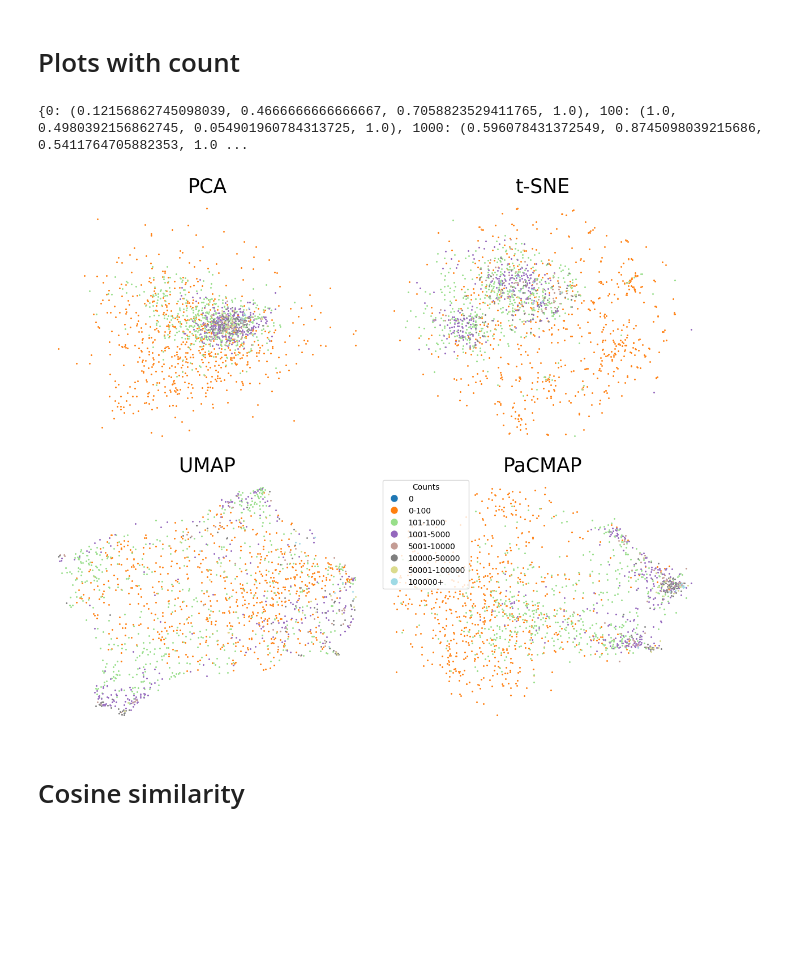
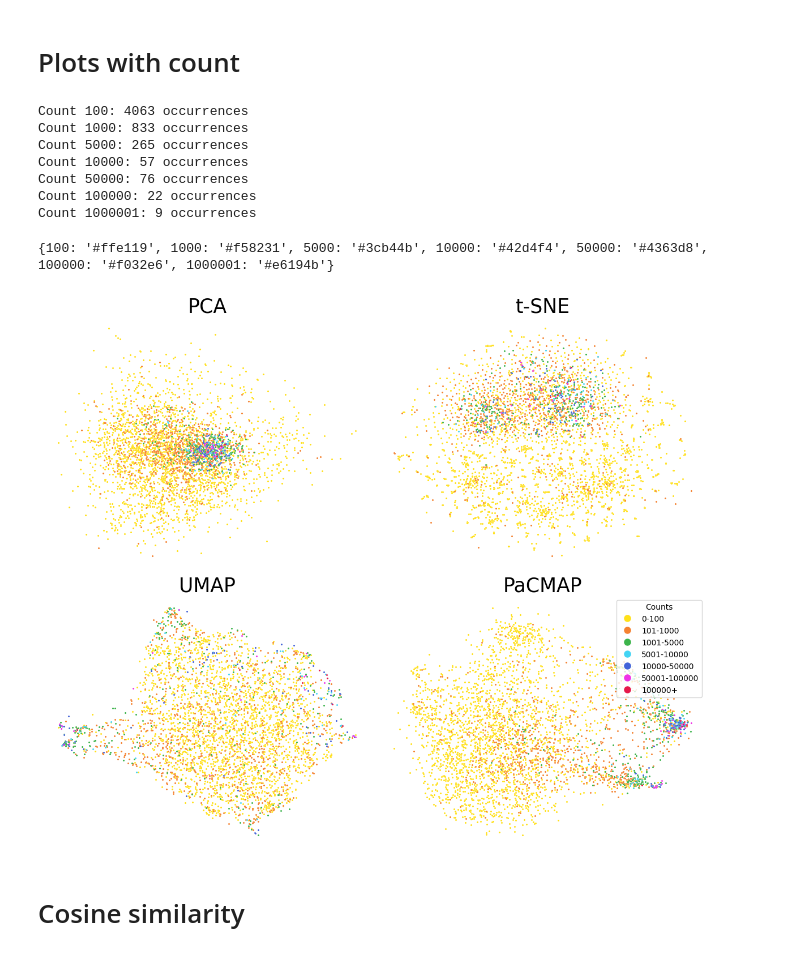
Before and after one commit to monicahardt/BachelorProject, a Jupyter notebook: Notebooks/data_analysis_first_try.ipynb, the cells around one changed output. Cells and saved outputs as stored; diff of their text form; code cells hidden in the pictures; blank space fills up the shorter version.

Commit message:
zip code clustering and coloring

```diff
--- a/Notebooks/data_analysis_first_try.ipynb
+++ b/Notebooks/data_analysis_first_try.ipynb
@@ -272,10 +77,0 @@ for address in wrong_addresses:
-# %%
-
-from collections import Counter
-
-# Count occurrences of each zip code
-zip_code_counts = Counter(address_cluster_zips.values())
-
-# Print the zip code counts
-for zip_code, count in zip_code_counts.items():
-    print(f"Zip code {zip_code}: {count} addresses")
@@ -348,7 +81,7 @@ plt.show()
 # %% [markdown]
 # Plots with count
 # %%
-counts_to_labels = {0: '0', 100: '0-100', 1000: '101-1000', 5000: '1001-5000', 10000: '5001-10000', 50000: '10000-50000', 100000: '50001-100000', 1000001: '100000+'}
+counts_to_labels = {100: '0-100', 1000: '101-1000', 5000: '1001-5000', 10000: '5001-10000', 50000: '10000-50000', 100000: '50001-100000', 1000001: '100000+'}
 # %%
 address_count_seq = {}
 for seq in sequences:
@@ -369,8 +102,8 @@ sorted_counts = sorted(address_counts.items(), key=lambda x: x[0], reverse=True)
 # %%
 
 address_cluster_count = {}
-for address, info in data.items():
-   if address in address_count_seq:
+
+for address in address_count_seq.keys():
       count = address_count_seq[address]
       if 0 <= count <= 100:
          address_cluster_count[address] = 100
@@ -387,20 +120,37 @@ for address, info in data.items():
       elif 100001 <= count:
          address_cluster_count[address] = 1000001
       else:
+         print("address was: ", address)
          address_cluster_count[address] = 0
-   else:
-      address_cluster_count[address] = 0
+# %%
+from collections import Counter
+
+# Count occurrences of each zip code
+count_counts = Counter(address_cluster_count.values())
+
+# Print the zip code counts
+for occurrence, count in sorted(count_counts.items()):
+    print(f"Count {occurrence}: {count} occurrences")
+# %% [output]
+Count 100: 4063 occurrences
+Count 1000: 833 occurrences
+Count 5000: 265 occurrences
+Count 10000: 57 occurrences
+Count 50000: 76 occurrences
+Count 100000: 22 occurrences
+Count 1000001: 9 occurrences
 # %%
 
 # Define color palette for zip codes
 count_colors = {}  # Dictionary to map zip codes to colors
 unique_count_codes = sorted(counts_to_labels.keys())
 num_colors = len(unique_count_codes) #change this
-color_palette = plt.cm.get_cmap('tab20', num_colors)  # Choose a colormap
+#color_palette = plt.cm.get_cmap('tab20', num_colors)  # Choose a colormap
+color_palette = ['#ffe119', '#f58231', '#3cb44b', '#42d4f4', '#4363d8', '#f032e6', '#e6194b']
 #print("number of unique zips: ", num_colors)
 
 for idx, count_code in enumerate(unique_count_codes):
-    count_colors[count_code] = color_palette(idx)
+    count_colors[count_code] = color_palette[idx]
 
 print(count_colors)
 # Create the plots
@@ -415,35 +165,35 @@ for row in ax:
 
         for current_count_code in unique_count_codes:
             relevant_addresses = []
             for address, count_code in address_cluster_count.items():
                 if address in journey_ids:
                     if current_count_code == count_code:
                         relevant_addresses.append(address)
 
             relevant_journeys_zip = [journey_id for journey_id in relevant_addresses]
             col.scatter(
                 [xs[s][journey_idx[journey_id]][0] for journey_id in relevant_journeys_zip],
                 [xs[s][journey_idx[journey_id]][1] for journey_id in relevant_journeys_zip],
                 lw=0.1, s=5, edgecolors='white', label=current_count_code, c=count_colors[current_count_code]
             )
         #  # Add labels to stations makes it impossible to read
         #     for journey_id in relevant_journeys_zip:
         #         x_coord = xs[s][journey_idx[journey_id]][0]
         #         y_coord = xs[s][journey_idx[journey_id]][1]
         #         col.text(x_coord, y_coord, journey_id, fontsize=8)  # Adjust fontsize as needed
 
         s += 1
         col.axis('off')
 
 # Custom legend
 handles = [plt.Line2D([0], [0], marker='o', color='w', markersize=10, markerfacecolor=count_colors[count_code], label=counts_to_labels[count_code]) for count_code in unique_count_codes]
 plt.legend(handles=handles, title='Counts')
 
 fig.tight_layout()
 plt.show()
 # %% [output]
-{0: (0.12156862745098039, 0.4666666666666667, 0.7058823529411765, 1.0), 100: (1.0, 0.4980392156862745, 0.054901960784313725, 1.0), 1000: (0.596078431372549, 0.8745098039215686, 0.5411764705882353, 1.0 ...
+{100: '#ffe119', 1000: '#f58231', 5000: '#3cb44b', 10000: '#42d4f4', 50000: '#4363d8', 100000: '#f032e6', 1000001: '#e6194b'}
-[figure, old version]
+[figure, new version]
 # %% [markdown]
 # Cosine similarity
 # %%
```
Also changed, not shown: parts of 14 cells of this notebook, 11 other files.
